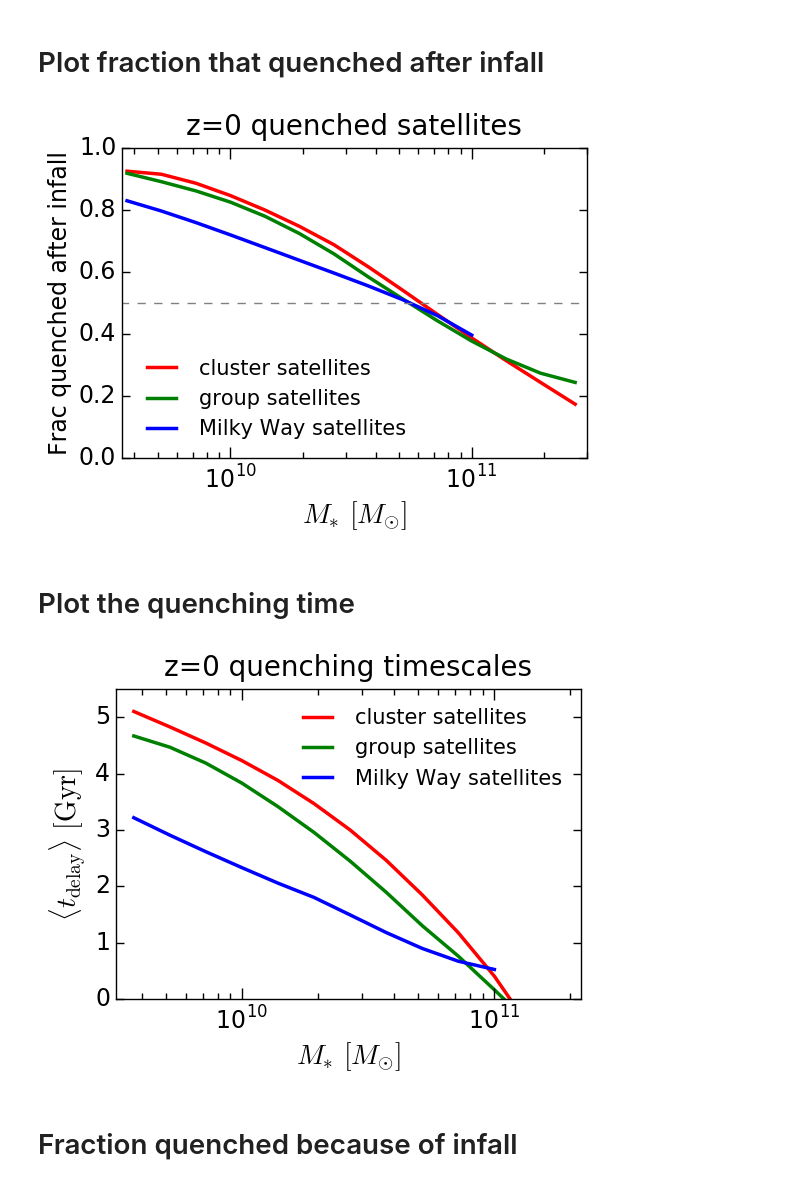
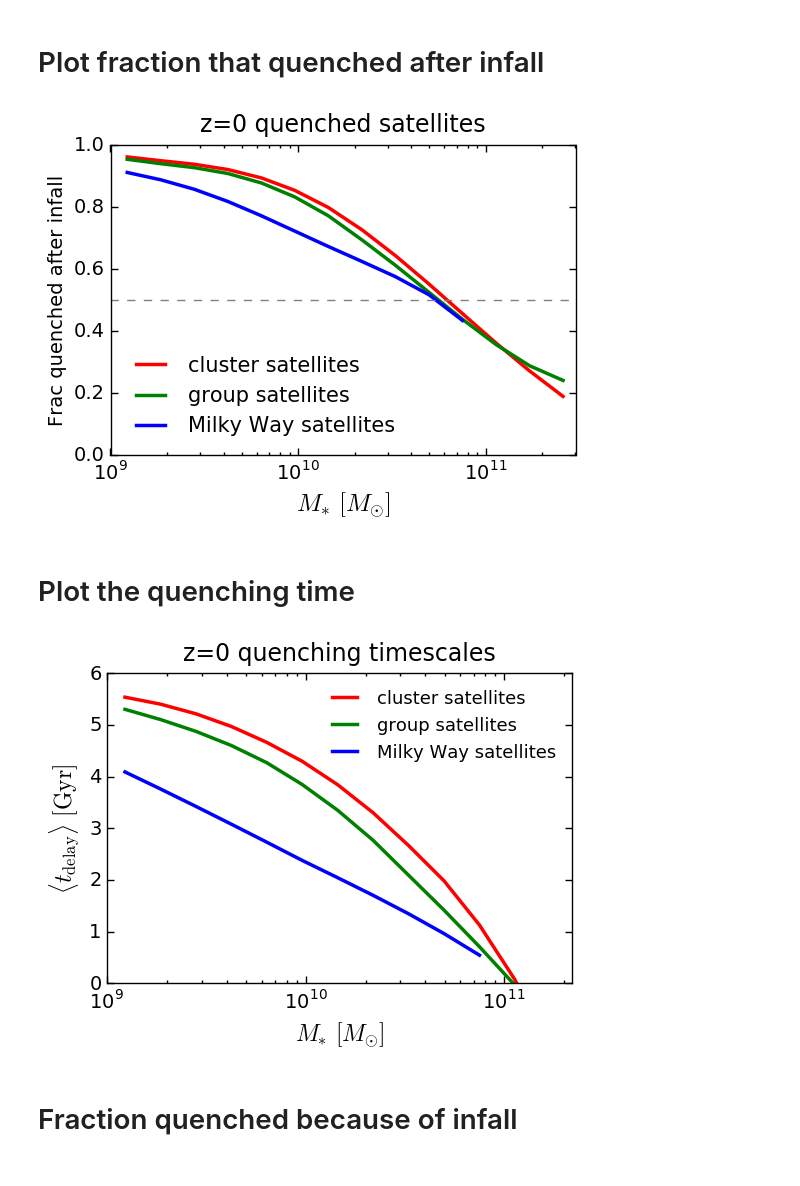
Before and after one commit to aphearin/time_evolving_cam_utils, a Jupyter notebook: fraction_quenched_after_infall.ipynb, the cells around one changed output. Cells and saved outputs as stored; diff of their text form; code cells hidden in the pictures.

Commit message:
Modified notebook generating the first two figures post_infall_quenching_fractions.pdf and quenching_timescales.pdf

```diff
--- a/fraction_quenched_after_infall.ipynb
+++ b/fraction_quenched_after_infall.ipynb
@@ -39,13 +54,13 @@ number of halos in snapshot = 12085858
 # %%
-from halotools.utils import crossmatch
-idxA, idxB = crossmatch(histories['halo_id'].data, halo_table['halo_id'].data)
-histories = histories[idxA]
+# from halotools.utils import crossmatch
+# idxA, idxB = crossmatch(histories['halo_id'].data, halo_table['halo_id'].data)
+# histories = histories[idxA]
 
-keys_to_add = ('x', 'y', 'z', 'vx', 'vy', 'vz',
-               'first_acc_scale', 'acc_rate_1tdyn', 'mpeak_scale',
-               'delta_vmax_tdyn_behroozi16', 'mpeak')
-for key in keys_to_add:
-    histories[key] = halo_table[key][idxB]
+# keys_to_add = ('x', 'y', 'z', 'vx', 'vy', 'vz',
+#                'first_acc_scale', 'acc_rate_1tdyn', 'mpeak_scale',
+#                'delta_vmax_tdyn_behroozi16', 'mpeak')
+# for key in keys_to_add:
+#     histories[key] = halo_table[key][idxB]
 # %%
 histories['time_first_acc'] = np.interp(histories['first_acc_scale'], scale_factor_array, cosmic_age_array)
 histories['host_mpeak'] = histories['halo_mpeak']
@@ -68,7 +84,7 @@ quenched_sats = sats[quenched_satmask]
 # %% [markdown]
 # Plot fraction that quenched after infall
 # %%
-logsm_low, logsm_high, num_sm_bins = 9.5, 11.5, 15
+logsm_low, logsm_high, num_sm_bins = 9, 11.5, 15
 sm_bins = np.logspace(logsm_low, logsm_high, num_sm_bins)
 sm_mids = 10**((np.log10(sm_bins)[1:] + np.log10(sm_bins)[:-1])/2.)
 
@@ -101,9 +117,9 @@ from scipy.signal import savgol_filter
 fig = plt.figure()
 ax = fig.add_subplot(111)
 
-xlabel = ax.set_xlabel(r'$M_{\ast}$ $[M_{\odot}]$', fontsize=20)
-ylabel = ax.set_ylabel('Frac quenched after infall', fontsize=17)
-title = ax.set_title('z=0 quenched satellites', fontsize=20, y=1.02) # y param fixes an overhanging title
+xlabel = ax.set_xlabel(r'$M_{\ast}$ $[M_{\odot}]$', fontsize=18)
+ylabel = ax.set_ylabel('Frac quenched after infall', fontsize=14)
+title = ax.set_title('z=0 quenched satellites', fontsize=17, y=1.02) # y param fixes an overhanging title
 
 ax.plot(sm_mids, savgol_filter(frac_quenched_as_sat_cluster, 13, 5), color='red',
         linewidth=2.5, label = "cluster satellites")
@@ -119,19 +135,19 @@ ax.plot(sm_mids[:-3], savgol_filter(frac_quenched_as_sat_milky_way[:-3], 11, 5),
 
 ax.plot(np.logspace(9, 12, 100), np.zeros(100) + 0.5, '--', color='gray')
 
-plt.tick_params(axis='x', length=8, width=1, which='major')
-plt.tick_params(axis='x', length=4, width=1, which='minor')
-plt.tick_params(axis='y', length=6, width=1, which='major')
+plt.tick_params(axis='x', length=5, width=1, which='major')
+plt.tick_params(axis='x', length=2, width=1, which='minor')
+plt.tick_params(axis='y', length=5, width=1, which='major')
 plt.xscale('log')
-plt.xticks(fontsize=17)
-plt.yticks(fontsize=17)
-plt.xlim(xmin = 10**9.55, xmax=3*10**11)
+plt.xticks(fontsize=14)
+plt.yticks(fontsize=14)
+plt.xlim(xmin = 10**9, xmax=3*10**11)
 plt.ylim(ymin = 0, ymax = 1)
 plt.legend(frameon=False, loc='lower left', fontsize=15)
 
 fig.savefig('FIGS/post_infall_quenching_fractions.pdf', bbox_extra_artists=[xlabel, ylabel], bbox_inches='tight')
 # %% [output]
-[figure, old version]
+[figure, new version]
 # %% [markdown]
 # Plot the quenching time
 # %%
@@ -165,32 +181,32 @@ for i, sm_low, sm_high in zip(range(len(sm_bins)-1), sm_bins[0:-1], sm_bins[1:])
 # %%
 fig = plt.figure()
 ax = fig.add_subplot(111)
 
-xlabel = ax.set_xlabel(r'$M_{\ast}$ $[M_{\odot}]$', fontsize=20)
-ylabel = ax.set_ylabel(r'$\langle t_{\rm delay} \rangle$ $[{\rm Gyr}]$', fontsize=20)
-title = ax.set_title('z=0 quenching timescales', fontsize=20, y=1.02) # y param fixes an overhanging title
+xlabel = ax.set_xlabel(r'$M_{\ast}$ $[M_{\odot}]$', fontsize=17)
+ylabel = ax.set_ylabel(r'$\langle t_{\rm delay} \rangle$ $[{\rm Gyr}]$', fontsize=17)
+title = ax.set_title('z=0 quenching timescales', fontsize=17, y=1.02) # y param fixes an overhanging title
 
 ax.plot(sm_mids, savgol_filter(quenching_time_delay[:, 3], 9, 3), color='red',
         linewidth=2.5, label = "cluster satellites")
 ax.plot(sm_mids, savgol_filter(quenching_time_delay[:, 2], 9, 3), color='green',
         linewidth=2.5, label = "group satellites")
 ax.plot(sm_mids[:-3], savgol_filter(quenching_time_delay[:, 1][:-3], 9, 3), color='blue',
         linewidth=2.5, label = "Milky Way satellites")
 
 
-plt.tick_params(axis='x', length=8, width=1, which='major')
-plt.tick_params(axis='x', length=4, width=1, which='minor')
-plt.tick_params(axis='y', length=6, width=1, which='major')
+plt.tick_params(axis='x', length=5, width=1, which='major')
+plt.tick_params(axis='x', length=2, width=1, which='minor')
+plt.tick_params(axis='y', length=5, width=1, which='major')
 plt.xscale('log')
-plt.xticks(fontsize=17)
-plt.yticks(fontsize=17)
-plt.xlim(xmin = 10**9.5, xmax=2.2*10**11)
-plt.ylim(ymin = 0, ymax = 5.5)
-plt.legend(frameon=False, loc='upper right', fontsize=15)
+plt.xticks(fontsize=14)
+plt.yticks(fontsize=14)
+plt.xlim(xmin = 10**9, xmax=2.2*10**11)
+plt.ylim(ymin = 0, ymax = 6.)
+plt.legend(frameon=False, loc='upper right', fontsize=13)
 
 fig.savefig('FIGS/quenching_timescales.pdf', bbox_extra_artists=[xlabel, ylabel], bbox_inches='tight')
 # %% [output]
-[figure, old version]
+[figure, new version]
 # %% [markdown]
 # Fraction quenched because of infall
 # %%
```
Also changed, not shown: parts of 10 cells of this notebook, 2 other files.
